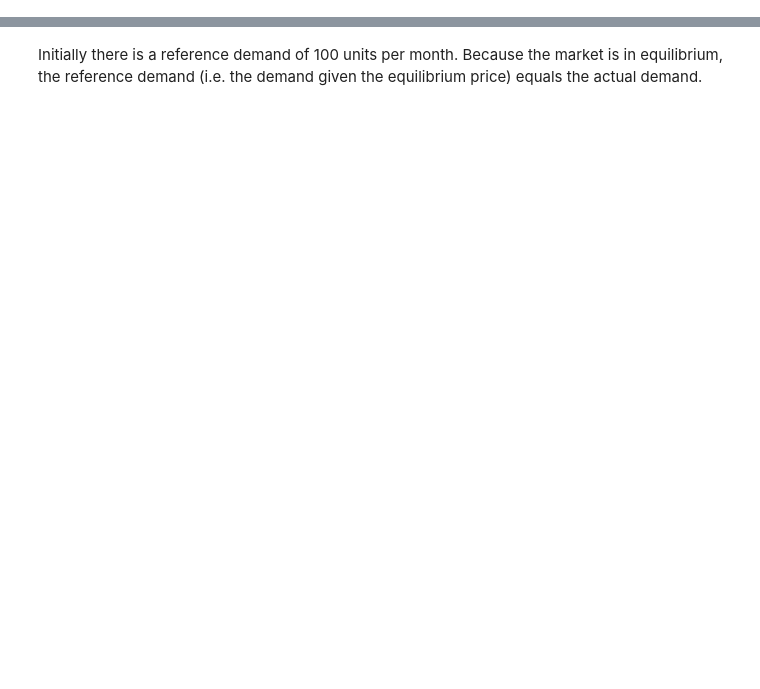
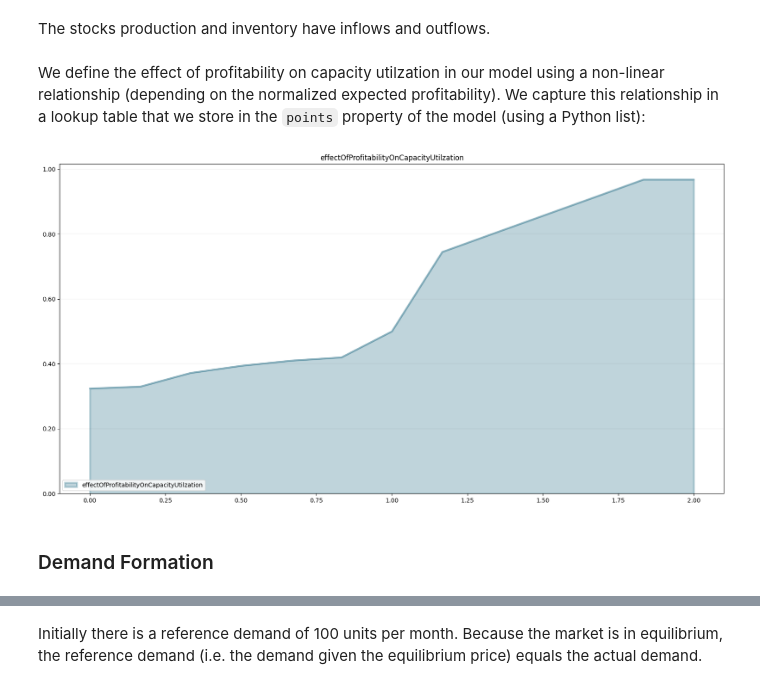
Before and after one commit to transentis/bptk_py_tutorial, a Jupyter notebook: model_library/competitive_pricing/competitive_pricing_dynamics.ipynb, the cells around one changed output, grey strips where cells are left out. Saved outputs shown, nothing was run; the diff lists cells and outputs as text; code cells hidden in the pictures; blank space fills up the shorter version.

```diff
--- a/model_library/competitive_pricing/competitive_pricing_dynamics.ipynb
+++ b/model_library/competitive_pricing/competitive_pricing_dynamics.ipynb
@@ -181,0 +12,2 @@ The equilibrium price for our product is set at EUR 3. This is equal to both the
+# %%
+model = Model(starttime=0.0,stoptime=2.0,dt=0.25,name='CompetitvePricing')
@@ -181,0 +200,2 @@ The equilibrium price for our product is set at EUR 3. This is equal to both the
+# %% [markdown]
+The stocks production and inventory have inflows and outflows.
@@ -181,0 +205,24 @@ The equilibrium price for our product is set at EUR 3. This is equal to both the
+# %% [markdown]
+We define the effect of profitability on capacity utilzation in our model using a non-linear relationship (depending on the normalized expected profitability). We capture this relationship in a lookup table that we store in the `points` property of the model (using a Python list):
+# %%
+model.points["effectOfProfitabilityOnCapacityUtilzation"] = [
+    [0.0,0.324],
+    [0.167,0.33],
+    [0.333,0.372],
+    [0.5,0.394],
+    [0.667,0.41],
+    [0.833,0.42],
+    [1.0,0.5],
+    [1.167,0.745],
+    [1.333,0.80075],
+    [1.5,0.8565],
+    [1.667,0.91225],
+    [1.833,0.968],
+    [2.0,0.968]
+]
+# %%
+model.plot_lookup("effectOfProfitabilityOnCapacityUtilzation")
+# %% [output]
+[figure, added]
+# %% [markdown]
+### Demand Formation
```
Also changed, not shown: parts of 147 cells of this notebook, 32 other files.
